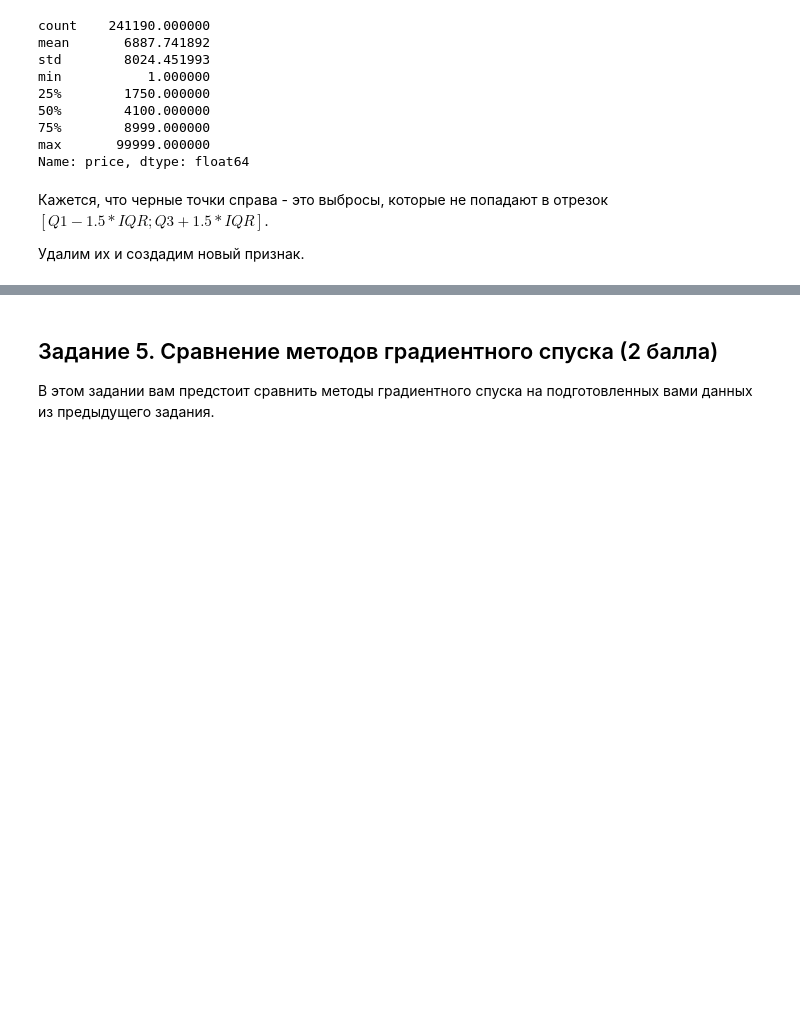
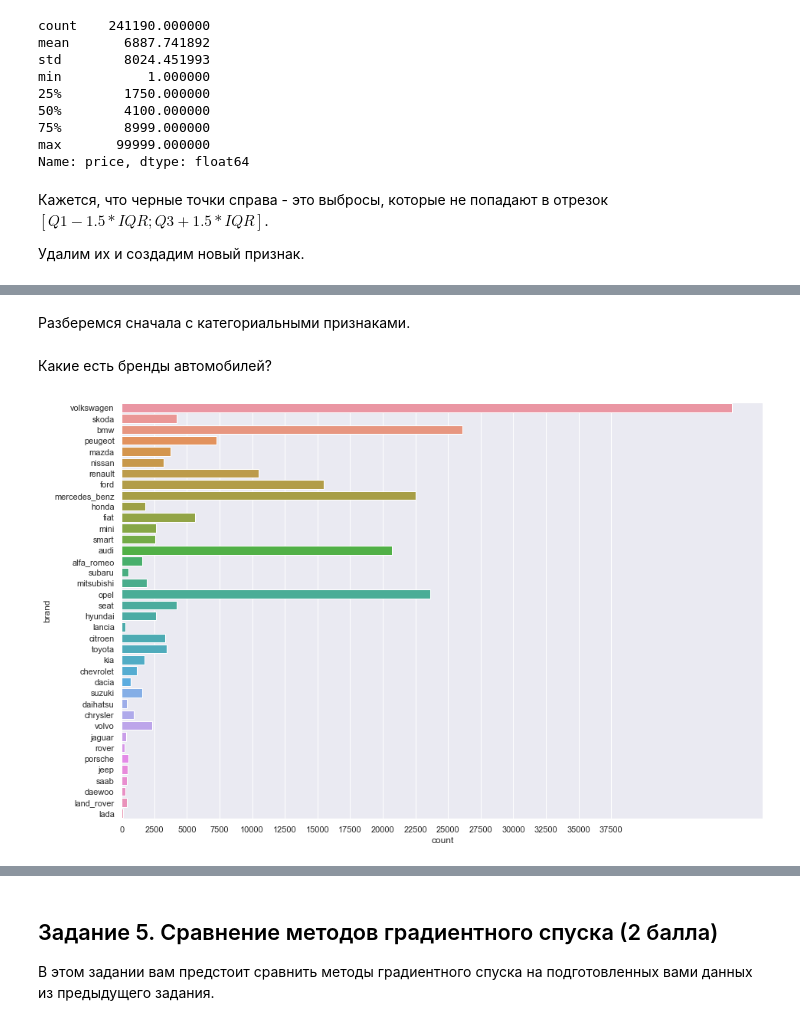
Before and after one commit to kkorolev1/machine-learning-1, a Jupyter notebook: hw/practice-03/homework-practice-03-gd.ipynb, the cells around one changed output, grey strips where cells are left out. Drawn from its saved outputs; the diff is of its cells as text; code cells hidden in the pictures; blank space fills up the shorter version.

```diff
--- a/hw/practice-03/homework-practice-03-gd.ipynb
+++ b/hw/practice-03/homework-practice-03-gd.ipynb
@@ -411,0 +441,10 @@ data.loc[:, 'log_price'] = np.log(data.loc[:, 'price'])
+# %% [markdown]
+Разберемся сначала с категориальными признаками.
+# %% [markdown]
+Какие есть бренды автомобилей?
+# %%
+ax = sns.countplot(data=data, y='brand')
+ax.figure.set_size_inches((15, 10))
+ax.set_xticks(np.arange(0, 40000, 2500));
+# %% [output]
+[figure, added]
```
Also changed, not shown: parts of 29 cells of this notebook, 2 other files.
